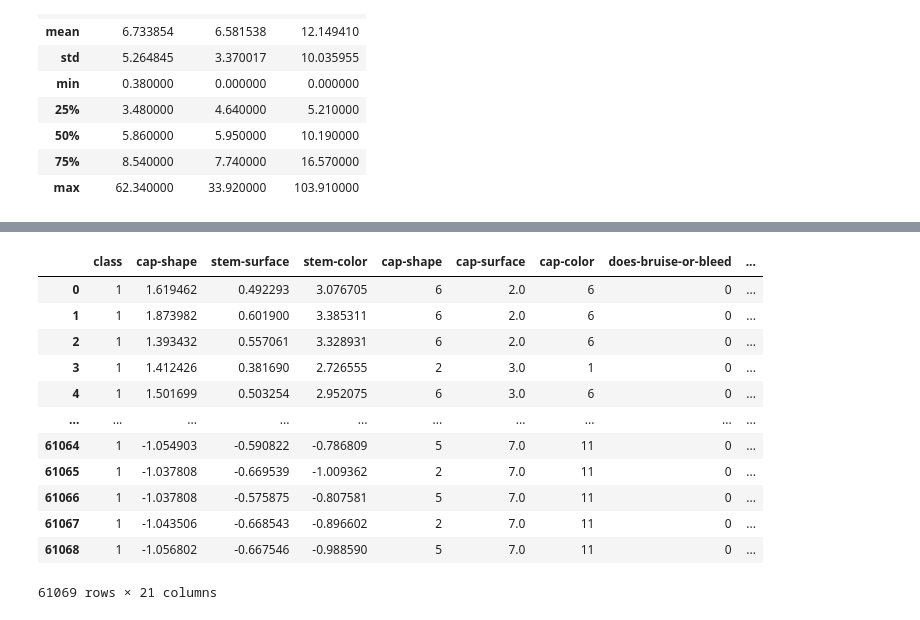
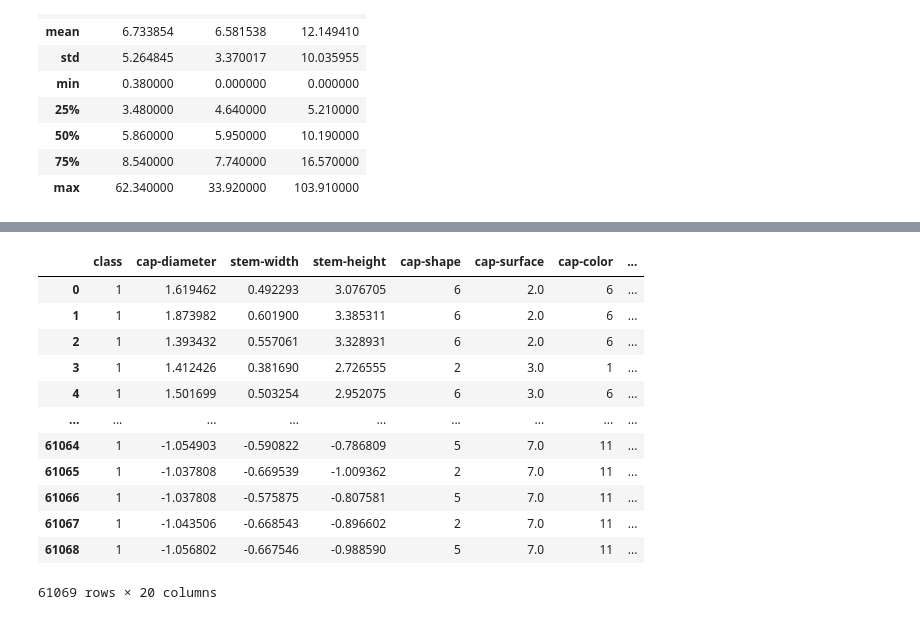
Before and after one commit to dlongert/mushroom_edibility_prediction, a Jupyter notebook: mushroom_dataset.ipynb, the cells around one changed output, grey strips where cells are left out. Drawn from its saved outputs; the diff is of its cells as text; code cells hidden in the pictures.

```diff
--- a/mushroom_dataset.ipynb
+++ b/mushroom_dataset.ipynb
@@ -80,27 +113,27 @@ mushrooms = mushrooms.where(~ mask, np.nan)
 # %%
 # Z-transform the numeric features
 quantitative_vars = mushrooms[["cap-diameter", "stem-width", "stem-height"]]
 mushrooms.drop(["cap-diameter", "stem-width", "stem-height"], axis=1, inplace=True)
 sc = StandardScaler()
 sc.fit(quantitative_vars)
 xscaled=sc.transform(quantitative_vars)
 
-quant_scaled=pd.DataFrame(data=xscaled,columns=mushrooms.columns[[1,9,10]])
+quant_scaled=pd.DataFrame(data=xscaled,columns=["cap-diameter", "stem-width", "stem-height"])
 mushrooms = pd.concat([quant_scaled, mushrooms], axis = 1)
 class_col = mushrooms.pop("class")
 mushrooms.insert(0, "class", class_col)
 mushrooms
 # %% [output]
-|  | class | cap-shape | stem-surface | stem-color | cap-shape | cap-surface | cap-color | does-bruise-or-bleed | ... |
-| 0 | 1 | 1.619462 | 0.492293 | 3.076705 | 6 | 2.0 | 6 | 0 | ... |
-| 1 | 1 | 1.873982 | 0.601900 | 3.385311 | 6 | 2.0 | 6 | 0 | ... |
-| 2 | 1 | 1.393432 | 0.557061 | 3.328931 | 6 | 2.0 | 6 | 0 | ... |
-| 3 | 1 | 1.412426 | 0.381690 | 2.726555 | 2 | 3.0 | 1 | 0 | ... |
-| 4 | 1 | 1.501699 | 0.503254 | 2.952075 | 6 | 3.0 | 6 | 0 | ... |
-| ... | ... | ... | ... | ... | ... | ... | ... | ... | ... |
-| 61064 | 1 | -1.054903 | -0.590822 | -0.786809 | 5 | 7.0 | 11 | 0 | ... |
-| 61065 | 1 | -1.037808 | -0.669539 | -1.009362 | 2 | 7.0 | 11 | 0 | ... |
-| 61066 | 1 | -1.037808 | -0.575875 | -0.807581 | 5 | 7.0 | 11 | 0 | ... |
-| 61067 | 1 | -1.043506 | -0.668543 | -0.896602 | 2 | 7.0 | 11 | 0 | ... |
-| 61068 | 1 | -1.056802 | -0.667546 | -0.988590 | 5 | 7.0 | 11 | 0 | ... |
+|  | class | cap-diameter | stem-width | stem-height | cap-shape | cap-surface | cap-color | ... |
+| 0 | 1 | 1.619462 | 0.492293 | 3.076705 | 6 | 2.0 | 6 | ... |
+| 1 | 1 | 1.873982 | 0.601900 | 3.385311 | 6 | 2.0 | 6 | ... |
+| 2 | 1 | 1.393432 | 0.557061 | 3.328931 | 6 | 2.0 | 6 | ... |
+| 3 | 1 | 1.412426 | 0.381690 | 2.726555 | 2 | 3.0 | 1 | ... |
+| 4 | 1 | 1.501699 | 0.503254 | 2.952075 | 6 | 3.0 | 6 | ... |
+| ... | ... | ... | ... | ... | ... | ... | ... | ... |
+| 61064 | 1 | -1.054903 | -0.590822 | -0.786809 | 5 | 7.0 | 11 | ... |
+| 61065 | 1 | -1.037808 | -0.669539 | -1.009362 | 2 | 7.0 | 11 | ... |
+| 61066 | 1 | -1.037808 | -0.575875 | -0.807581 | 5 | 7.0 | 11 | ... |
+| 61067 | 1 | -1.043506 | -0.668543 | -0.896602 | 2 | 7.0 | 11 | ... |
+| 61068 | 1 | -1.056802 | -0.667546 | -0.988590 | 5 | 7.0 | 11 | ... |
-61069 rows × 21 columns
+61069 rows × 20 columns
```
Also changed, not shown: parts of 8 cells of this notebook.
